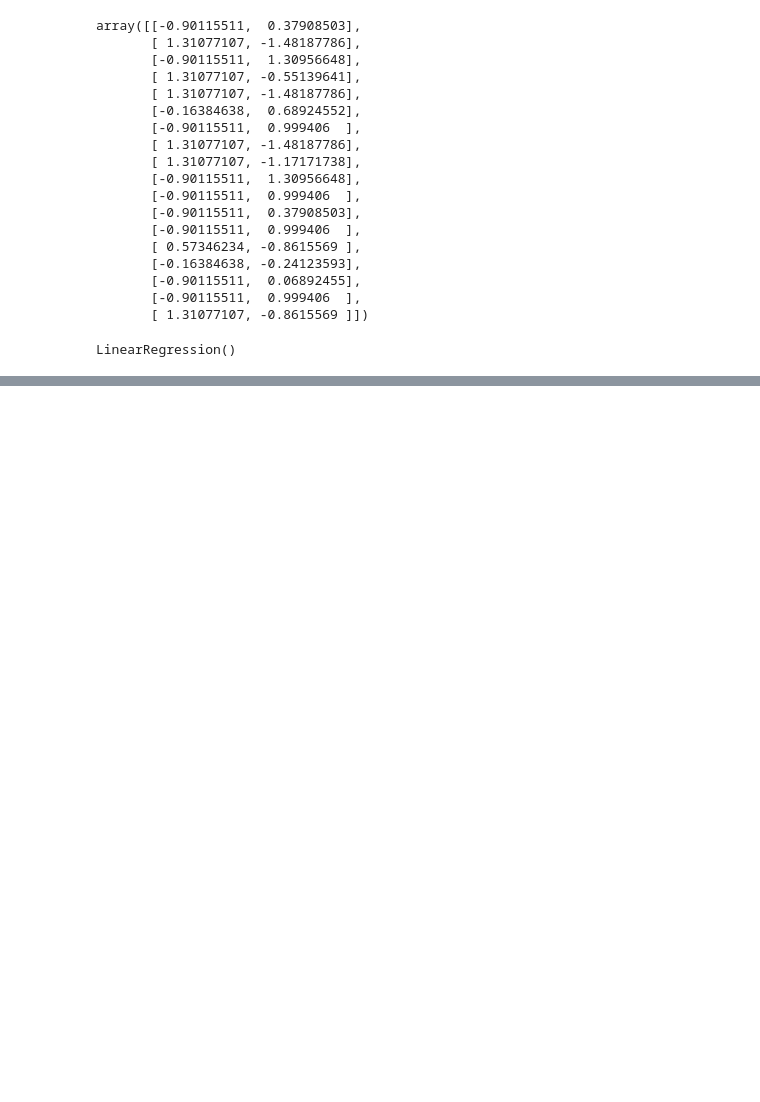
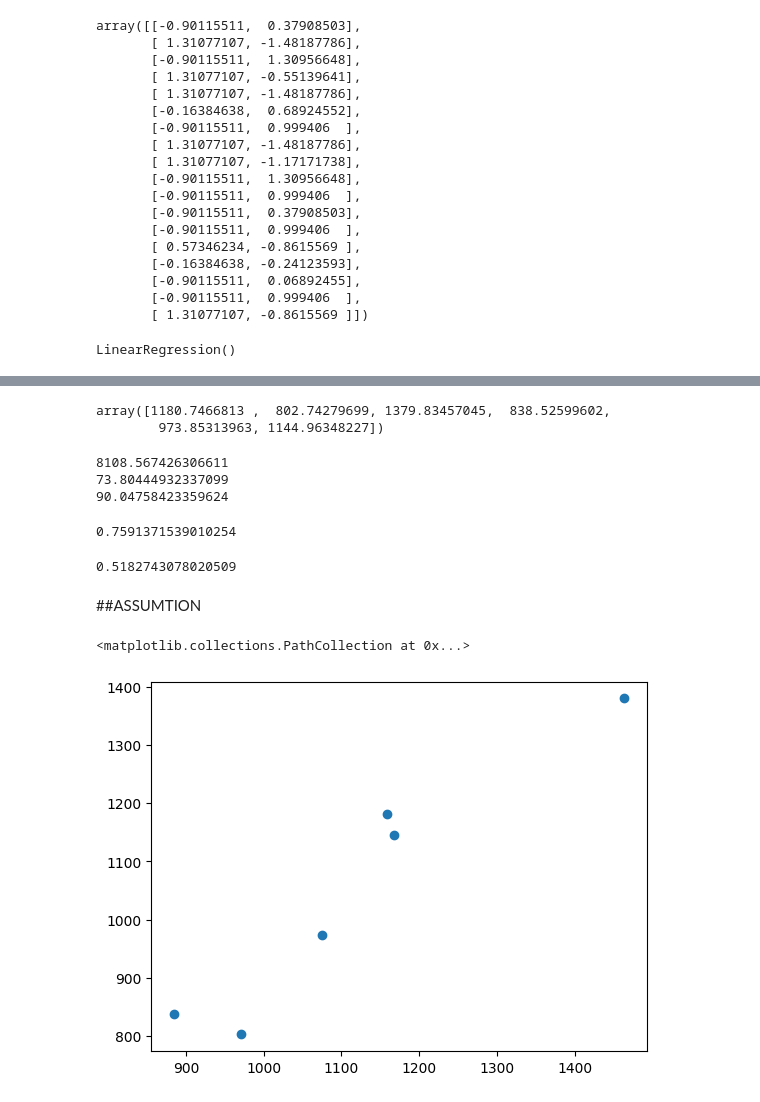
Before and after one commit to debmalyaa29/linear-Regression, a Jupyter notebook: Multiple-Linear-Regression/practical.ipynb, the cells around one changed output, grey strips where cells are left out. Cells and saved outputs as stored; diff of their text form; code cells hidden in the pictures; blank space fills up the shorter version.

Commit message:
complete to train the model using multiple lenaer regression

```diff
--- a/Multiple-Linear-Regression/practical.ipynb
+++ b/Multiple-Linear-Regression/practical.ipynb
@@ -125,7 +131,7 @@ sns.regplot(
 from sklearn.preprocessing import StandardScaler
 scaler=StandardScaler()
 X_train=scaler.fit_transform(X_train)
-X_test=scaler.fit_transform(X_test)
+X_test=scaler.transform(X_test)
 # %%
 X_train
 # %% [output]
@@ -156,0 +177,42 @@ LinearRegression()
+# %%
+##prediciton
+y_pred=regression.predict(X_test)
+# %%
+y_pred
+# %% [output]
+array([1180.7466813 ,  802.74279699, 1379.83457045,  838.52599602,
+        973.85313963, 1144.96348227])
+# %%
+##Performance matrix
+import numpy as np
+from sklearn.metrics import mean_squared_error,mean_absolute_error,root_mean_squared_error
+mse=mean_squared_error(y_test,y_pred)
+mae=mean_absolute_error(y_test,y_pred)
+rmse=np.sqrt(mse)
+print(mse)
+print(mae)
+print(rmse)
+# %% [output]
+8108.567426306611
+73.80444932337099
+90.04758423359624
+# %%
+
+from sklearn.metrics import r2_score
+score=r2_score(y_test,y_pred)
+print(score)
+# %% [output]
+0.7591371539010254
+# %%
+# Adjusted R2 Formula
+1 - ((1 -score) * (len(y_test)) / (len(y_test)-X_test.shape[1]-1))
+# %% [output]
+0.5182743078020509
+# %% [markdown]
+##ASSUMTION
+# %%
+plt.scatter(y_test,y_pred)
+##the graph has linear relationship that mean that model have perfored well
+# %% [output]
+<matplotlib.collections.PathCollection at 0x...>
+[figure, added]
```
Also changed, not shown: parts of 9 cells of this notebook, 1 other file.
